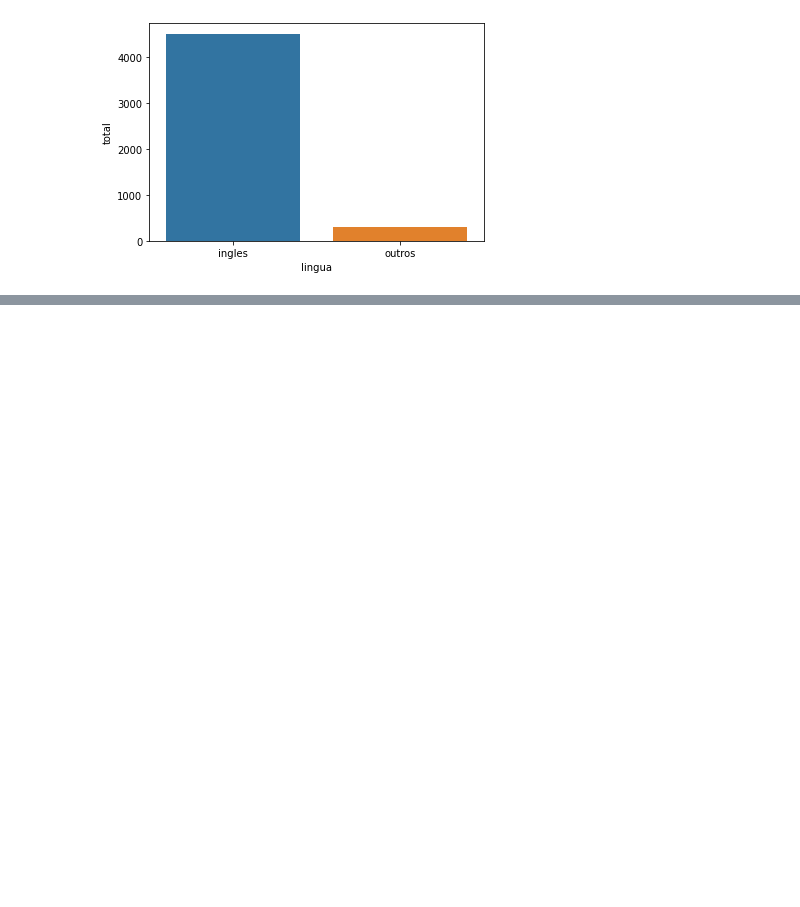
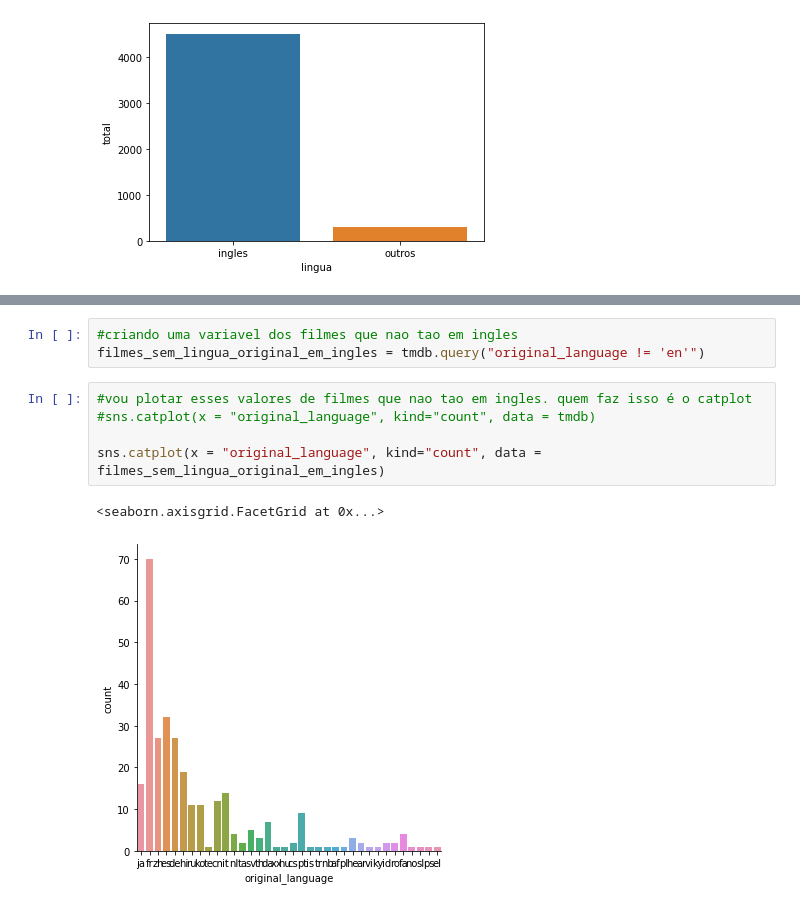
Before and after one commit to marquesgabi/Alura, a Jupyter notebook: Data_Science_analise_e_visualizacao_de_dados/Aula_2/Aula_2.ipynb, the cells around one changed output, grey strips where cells are left out. Cells and saved outputs as stored; diff of their text form; blank space fills up the shorter version.

```diff
--- a/Data_Science_analise_e_visualizacao_de_dados/Aula_2/Aula_2.ipynb
+++ b/Data_Science_analise_e_visualizacao_de_dados/Aula_2/Aula_2.ipynb
@@ -287,0 +357,11 @@ sns.barplot(x="lingua", y="total", data = dados)
+# %%
+#criando uma variavel dos filmes que nao tao em ingles
+filmes_sem_lingua_original_em_ingles = tmdb.query("original_language != 'en'")
+# %%
+#vou plotar esses valores de filmes que nao tao em ingles. quem faz isso é o catplot
+#sns.catplot(x = "original_language", kind="count", data = tmdb)
+
+sns.catplot(x = "original_language", kind="count", data = filmes_sem_lingua_original_em_ingles)
+# %% [output]
+<seaborn.axisgrid.FacetGrid at 0x...>
+[figure, added]
```
Also changed, not shown: parts of 7 cells of this notebook.
